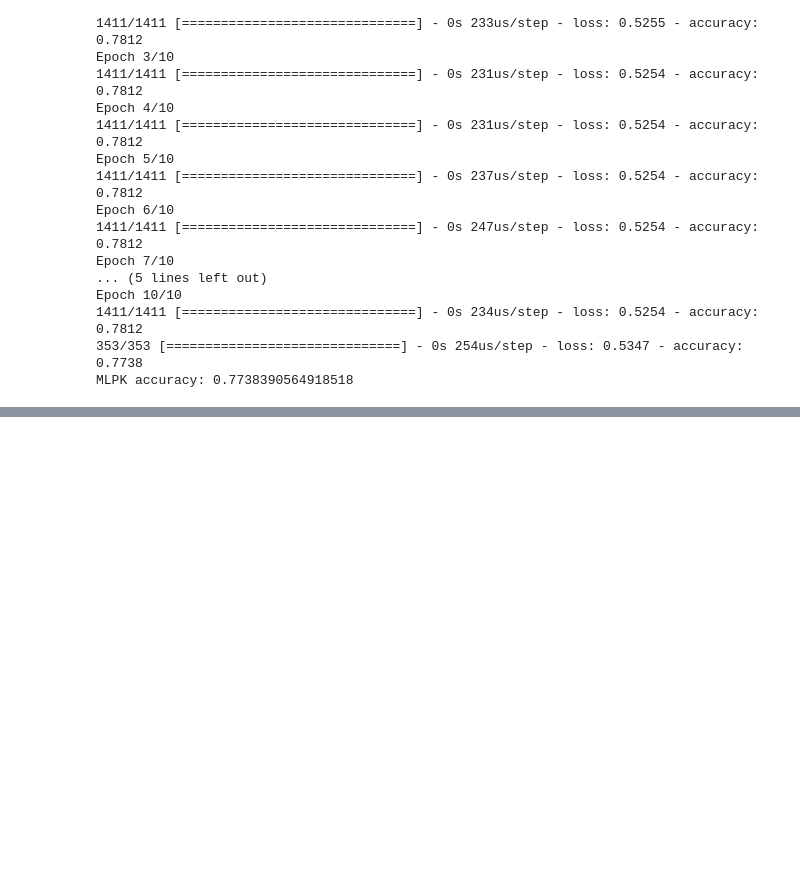
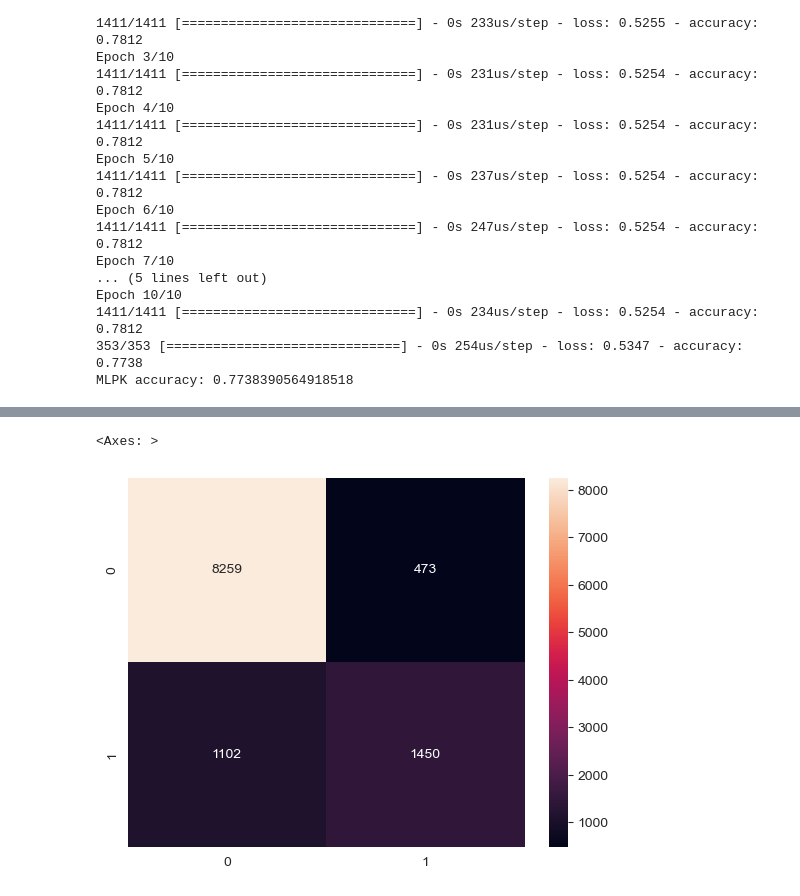
Before and after one commit to michaelcordero/cap-5602-final-project-group-5, a Jupyter notebook: src/RainInAus.ipynb, the cells around one changed output, grey strips where cells are left out. Cells and saved outputs as stored; diff of their text form; code cells hidden in the pictures; blank space fills up the shorter version.

```diff
--- a/src/RainInAus.ipynb
+++ b/src/RainInAus.ipynb
@@ -98,0 +113,10 @@ MLPK accuracy: 0.7738390564918518
+# %%
+# confusion matrix
+from sklearn.metrics import confusion_matrix
+import seaborn as sb
+
+conf_matrix = confusion_matrix(Y_test, yc_prediction)
+sb.heatmap(conf_matrix, annot=True, fmt="d")
+# %% [output]
+<Axes: >
+[figure, added]
```
Also changed, not shown: parts of 1 cell of this notebook.
